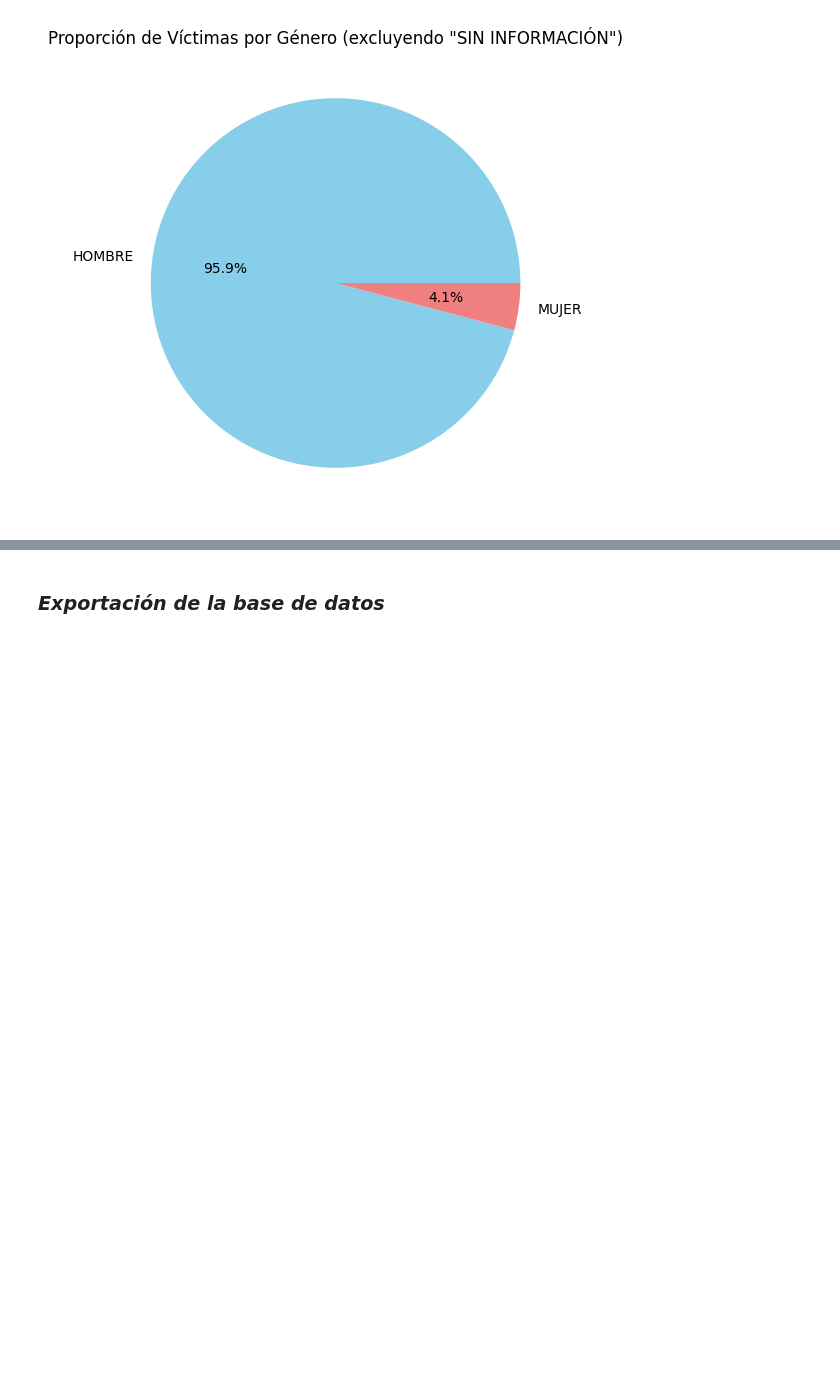
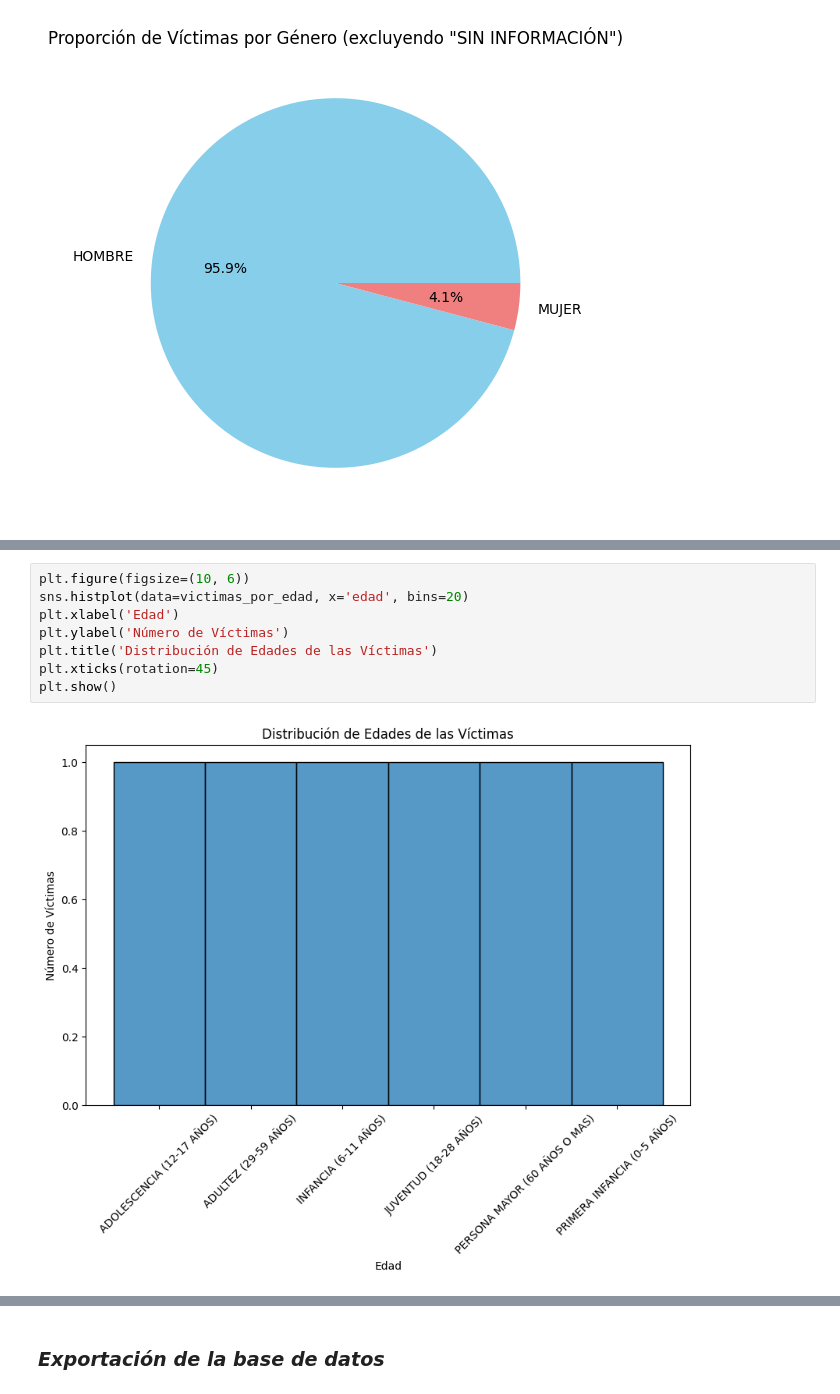
Before and after one commit to RandolphPeralta/SeminarioEstadistica, a Jupyter notebook: Actividad2.ipynb, the cells around one changed output, grey strips where cells are left out. Saved outputs shown, nothing was run; the diff lists cells and outputs as text; blank space fills up the shorter version.

```diff
--- a/Actividad2.ipynb
+++ b/Actividad2.ipynb
@@ -593,3 +692,13 @@ plt.show()
+# %%
+plt.figure(figsize=(10, 6))
+sns.histplot(data=victimas_por_edad, x='edad', bins=20)
+plt.xlabel('Edad')
+plt.ylabel('Número de Víctimas')
+plt.title('Distribución de Edades de las Víctimas')
+plt.xticks(rotation=45)
+plt.show()
+# %% [output]
+[figure, added]
 # %% [markdown]
 
 1. ¿Cuál es la distribución temporal de los casos de acciones bélicas por año, mes y día?
```
Also changed, not shown: parts of 14 cells of this notebook, 2 other files.
